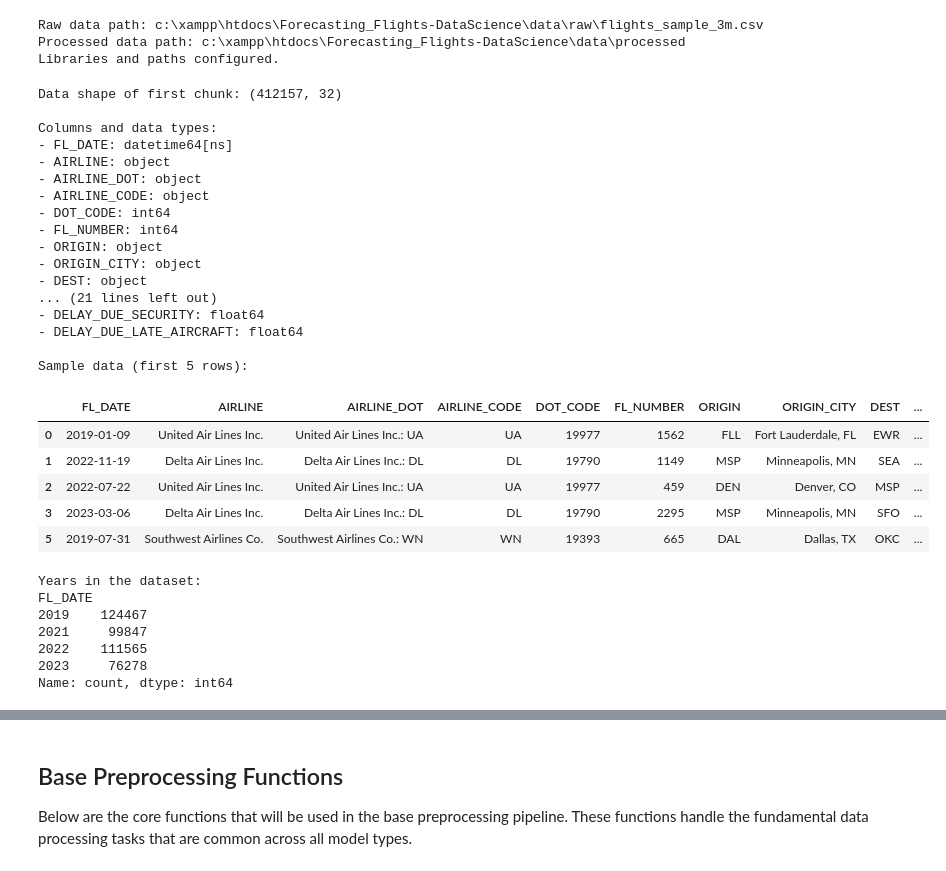
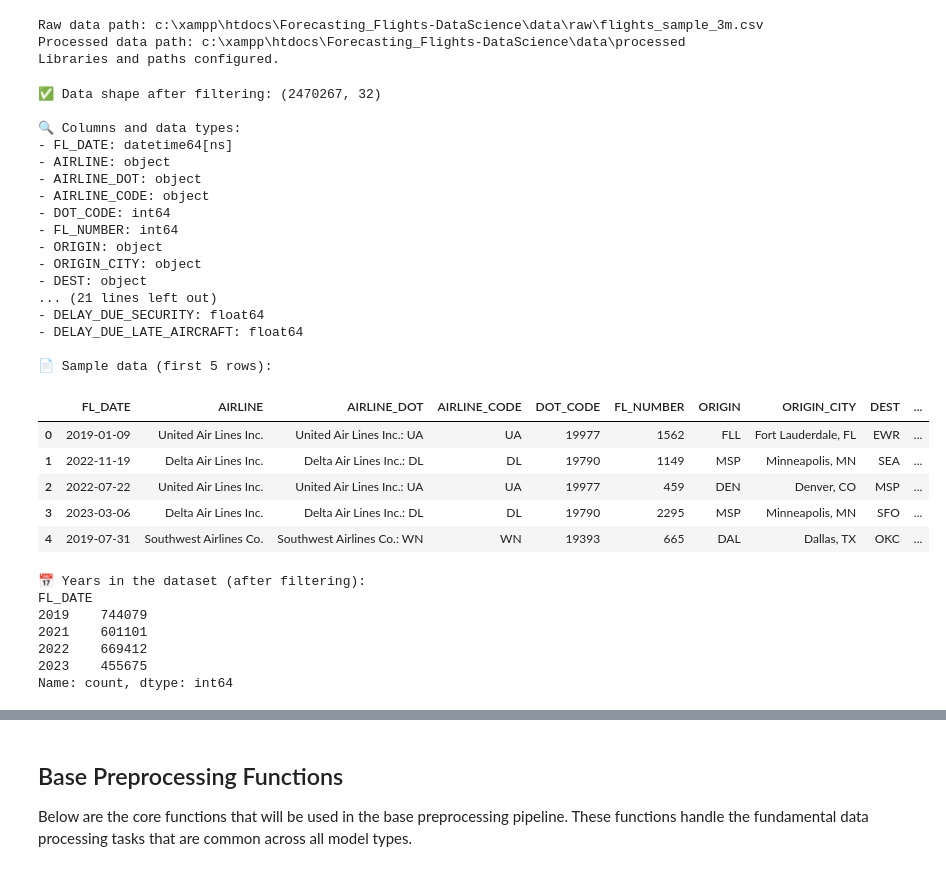
Before and after one commit to Suee18/Forecasting_Flights-DataScience, a Jupyter notebook: notebooks/preprocessing_pipelines/01_base_preprocessing.ipynb, the cells around one changed output, grey strips where cells are left out. Drawn from its saved outputs; the diff is of its cells as text; code cells hidden in the pictures.

```diff
--- a/notebooks/preprocessing_pipelines/01_base_preprocessing.ipynb
+++ b/notebooks/preprocessing_pipelines/01_base_preprocessing.ipynb
@@ -98,48 +97,50 @@ def load_data_in_chunks(file_path, chunk_size=500000, filter_2020=True, drop_can
+# %%
+RAW_DATA_PATH = r'C:\xampp\htdocs\Forecasting_Flights-DataScience\data\raw\flights_sample_3m.csv'
+df_after_drop = load_and_filter_data(RAW_DATA_PATH)
 # %%
-# Inspect the data
-first_chunk = next(load_data_in_chunks(RAW_DATA_PATH))
+# Inspect the full filtered dataset
+print(f"✅ Data shape after filtering: {df_after_drop.shape}")
 
-print(f"Data shape of first chunk: {first_chunk.shape}")
-print("\nColumns and data types:")
-for col in first_chunk.columns:
-    print(f"- {col}: {first_chunk[col].dtype}")
+print("\n🔍 Columns and data types:")
+for col in df_after_drop.columns:
+    print(f"- {col}: {df_after_drop[col].dtype}")
 
-print("\nSample data (first 5 rows):")
-display(first_chunk.head())
+print("\n📄 Sample data (first 5 rows):")
+display(df_after_drop.head())
 
 # Check unique years in the dataset
-if 'FL_DATE' in first_chunk.columns:
-    print("\nYears in the dataset:")
-    print(first_chunk['FL_DATE'].dt.year.value_counts().sort_index())
+if 'FL_DATE' in df_after_drop.columns:
+    print("\n📅 Years in the dataset (after filtering):")
+    print(df_after_drop['FL_DATE'].dt.year.value_counts().sort_index())
 # %% [output]
-Data shape of first chunk: (412157, 32)
+✅ Data shape after filtering: (2470267, 32)
 
-Columns and data types:
+🔍 Columns and data types:
 - FL_DATE: datetime64[ns]
 - AIRLINE: object
 - AIRLINE_DOT: object
 - AIRLINE_CODE: object
 - DOT_CODE: int64
 - FL_NUMBER: int64
 - ORIGIN: object
 - ORIGIN_CITY: object
 - DEST: object
 ... (21 lines left out)
 - DELAY_DUE_SECURITY: float64
 - DELAY_DUE_LATE_AIRCRAFT: float64
 
-Sample data (first 5 rows):
+📄 Sample data (first 5 rows):
 |  | FL_DATE | AIRLINE | AIRLINE_DOT | AIRLINE_CODE | DOT_CODE | FL_NUMBER | ORIGIN | ORIGIN_CITY | DEST | ... |
 | 0 | 2019-01-09 | United Air Lines Inc. | United Air Lines Inc.: UA | UA | 19977 | 1562 | FLL | Fort Lauderdale, FL | EWR | ... |
 | 1 | 2022-11-19 | Delta Air Lines Inc. | Delta Air Lines Inc.: DL | DL | 19790 | 1149 | MSP | Minneapolis, MN | SEA | ... |
 | 2 | 2022-07-22 | United Air Lines Inc. | United Air Lines Inc.: UA | UA | 19977 | 459 | DEN | Denver, CO | MSP | ... |
 | 3 | 2023-03-06 | Delta Air Lines Inc. | Delta Air Lines Inc.: DL | DL | 19790 | 2295 | MSP | Minneapolis, MN | SFO | ... |
-| 5 | 2019-07-31 | Southwest Airlines Co. | Southwest Airlines Co.: WN | WN | 19393 | 665 | DAL | Dallas, TX | OKC | ... |
+| 4 | 2019-07-31 | Southwest Airlines Co. | Southwest Airlines Co.: WN | WN | 19393 | 665 | DAL | Dallas, TX | OKC | ... |
-Years in the dataset:
+📅 Years in the dataset (after filtering):
 FL_DATE
-2019    124467
-2021     99847
-2022    111565
-2023     76278
+2019    744079
+2021    601101
+2022    669412
+2023    455675
 Name: count, dtype: int64
 # %%
```
Also changed, not shown: parts of 16 cells of this notebook.
